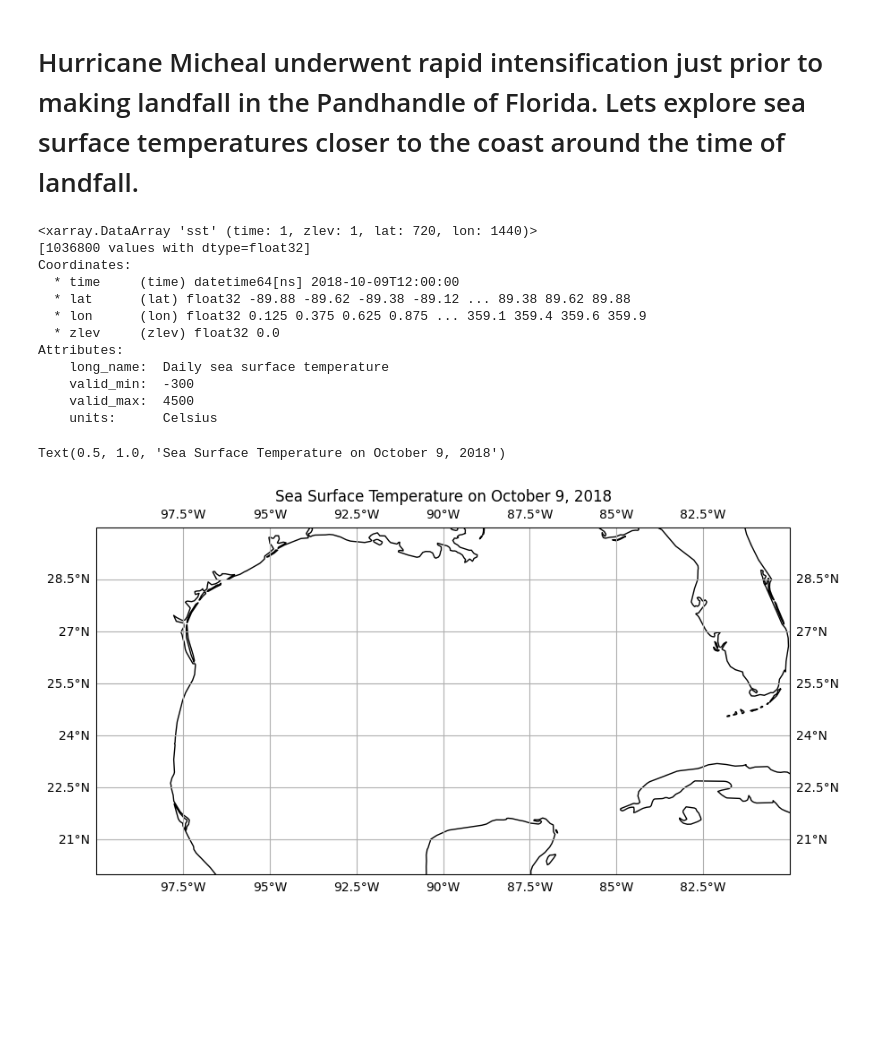
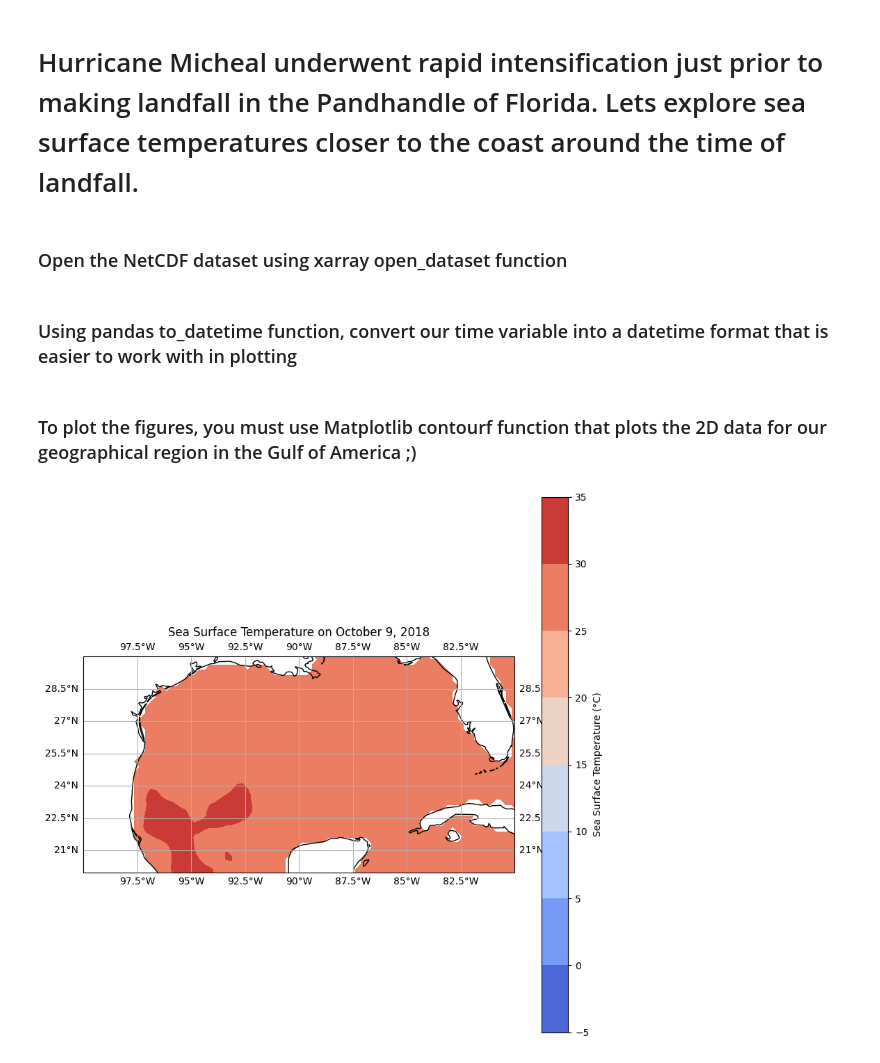
Before and after one commit to aolsen-1/data_science_for_the_geosciences, a Jupyter notebook: participation/applied_cartopy_example.ipynb, the cells around one changed output. Saved outputs shown, nothing was run; the diff lists cells and outputs as text; code cells hidden in the pictures; blank space fills up the shorter version.

```diff
--- a/participation/applied_cartopy_example.ipynb
+++ b/participation/applied_cartopy_example.ipynb
@@ -136,45 +156,42 @@ plt.show()
 # %% [markdown]
 # Hurricane Micheal underwent rapid intensification just prior to making landfall in the Pandhandle of Florida. Lets explore sea surface temperatures closer to the coast around the time of landfall.
+# %% [markdown]
+### Open the NetCDF dataset using xarray open_dataset function
 # %%
-import xarray as xr
-import matplotlib.pyplot as plt
-import cartopy.crs as ccrs
-import cartopy.feature as cfeature
-
+# open dataset using xarray
 sst_data_1009 = xr.open_dataset('oisst-avhrr-v02r01.20181009.nc')
 sst_data_1010 = xr.open_dataset('oisst-avhrr-v02r01.20181010.nc')
 sst_data_1011 = xr.open_dataset('oisst-avhrr-v02r01.20181011.nc')
-#print(sst_data_1009)
-
-sst_data_1009['time'] = pd.to_datetime(sst_data['time'].values)
-sst_1009 = sst_data_1009['sst']
-print(sst_1009)
-
-sst_data_1010['time'] = pd.to_datetime(sst_data['time'].values)
-sst_1010 = sst_data_1010['sst']
-
-sst_data_1011['time'] = pd.to_datetime(sst_data['time'].values)
-sst_1011 = sst_data_1011['sst']
-
-fig, ax = plt.subplots(figsize=(10,10), subplot_kw={'projection': ccrs.PlateCarree()})
-ax.set_extent([-100, -80, 20, 30])
-ax.coastlines(resolution='50m')
-ax.gridlines(draw_labels=True)
-
-sst_1009_plot = plt.plot(ax=ax, cmap='coolwarm', cbar_kwargs={'label': 'Sea Surface Temperature (°C)'})
-plt.title('Sea Surface Temperature on October 9, 2018')
-# %% [output]
-<xarray.DataArray 'sst' (time: 1, zlev: 1, lat: 720, lon: 1440)>
-[1036800 values with dtype=float32]
-Coordinates:
-  * time     (time) datetime64[ns] 2018-10-09T12:00:00
-  * lat      (lat) float32 -89.88 -89.62 -89.38 -89.12 ... 89.38 89.62 89.88
-  * lon      (lon) float32 0.125 0.375 0.625 0.875 ... 359.1 359.4 359.6 359.9
-  * zlev     (zlev) float32 0.0
-Attributes:
-    long_name:  Daily sea surface temperature
-    valid_min:  -300
-    valid_max:  4500
-    units:      Celsius
-Text(0.5, 1.0, 'Sea Surface Temperature on October 9, 2018')
-[figure, removed]
+# %% [markdown]
+### Using pandas to_datetime function, convert our time variable into a datetime format that is easier to work with in plotting
+# %%
+# convert the time variable for each day leading up to land fall using pandas datetime functions
+sst_data_1009['time'] = pd.to_datetime(sst_data_1009['time'].values)
+sst_1009 = sst_data_1009['sst']
+sst_data_1010['time'] = pd.to_datetime(sst_data_1010['time'].values)
+sst_1010 = sst_data_1010['sst']
+sst_data_1011['time'] = pd.to_datetime(sst_data_1011['time'].values)
+sst_1011 = sst_data_1011['sst']
+# %% [markdown]
+### To plot the figures, you must use Matplotlib contourf function that plots the 2D data for our geographical region in the Gulf of America ;)
+# %%
+# plot the figure
+fig, ax = plt.subplots(figsize=(10,10), subplot_kw={'projection': ccrs.PlateCarree()})
+ax.set_extent([-100, -80, 20, 30])  # set extent to Gulf of America
+ax.coastlines(resolution='50m')  # add coastlines
+ax.gridlines(draw_labels=True)  # add grids
+
+# Use Matplotlib contourf to plot 2D SST data at surface level
+sst_1009_plot = ax.contourf(sst_1009.lon, sst_1009.lat, sst_1009.isel(time=0, zlev=0), cmap='coolwarm', transform=ccrs.PlateCarree())
+
+# add colorbar to show temperature in Celsius
+cbar = plt.colorbar(sst_1009_plot, ax=ax, orientation='vertical')
+cbar.set_label('Sea Surface Temperature (°C)')
+
+# Give plot a title
+plt.title('Sea Surface Temperature on October 9, 2018')
+
+# show plot
+plt.show()
+# %% [output]
+[figure, added]
```
Also changed, not shown: parts of 14 cells of this notebook, 2 other files.
